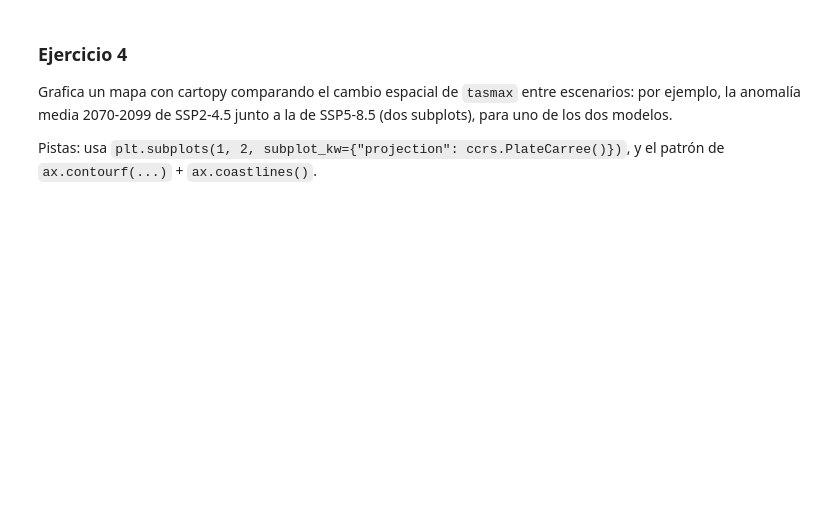
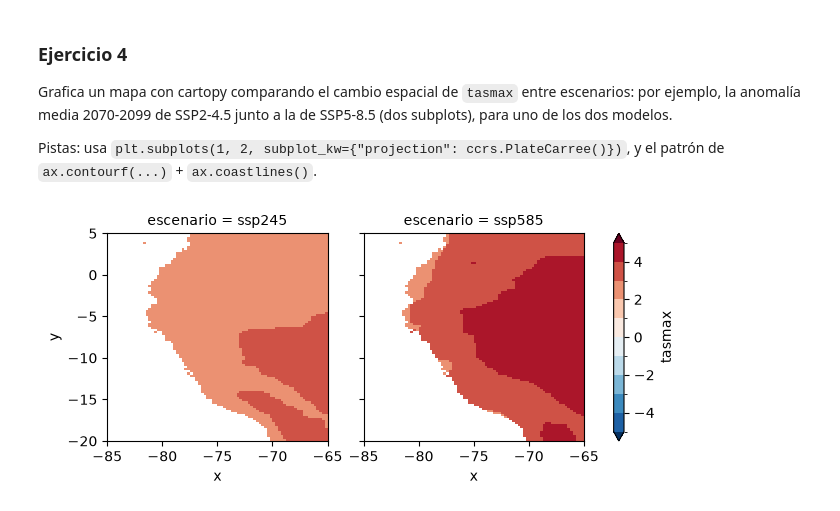
Before and after one commit to SALINASSebas/geocomputacion_-1GEO20-, a Jupyter notebook: ejercicios/ejercicios_aplicados/proyecciones_climaticas_grillado.ipynb, the cells around one changed output. Cells and saved outputs as stored; diff of their text form; code cells hidden in the pictures; blank space fills up the shorter version.

```diff
--- a/ejercicios/ejercicios_aplicados/proyecciones_climaticas_grillado.ipynb
+++ b/ejercicios/ejercicios_aplicados/proyecciones_climaticas_grillado.ipynb
@@ -461,0 +405,9 @@ Pistas: usa `plt.subplots(1, 2, subplot_kw={"projection": ccrs.PlateCarree()})`,
+# %%
+anom_prom = anomalia.mean("modelo")
+
+anom_prom.sel(time=slice("2067-01-01", "2069-12-31")).mean("time").plot(
+    cmap="RdBu_r", center=0, levels=np.arange(-5,6), extend='both', col="escenario",
+)
+plt.show()
+# %% [output]
+[figure, added]
```
Also changed, not shown: parts of 16 cells of this notebook.
